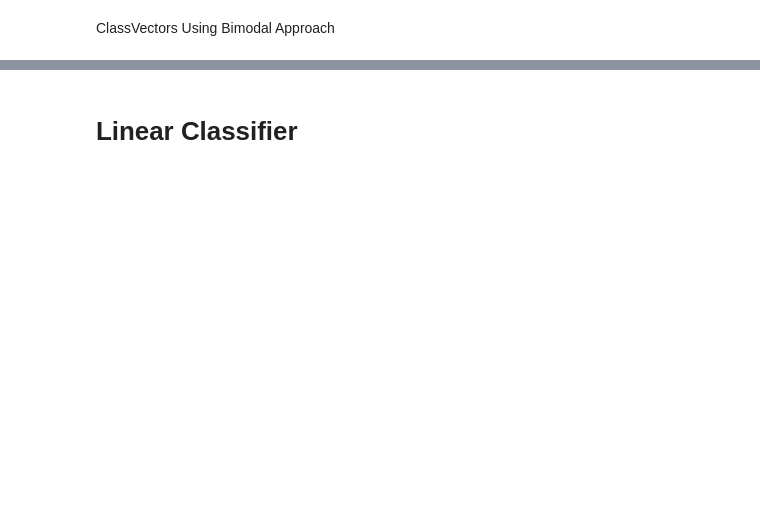
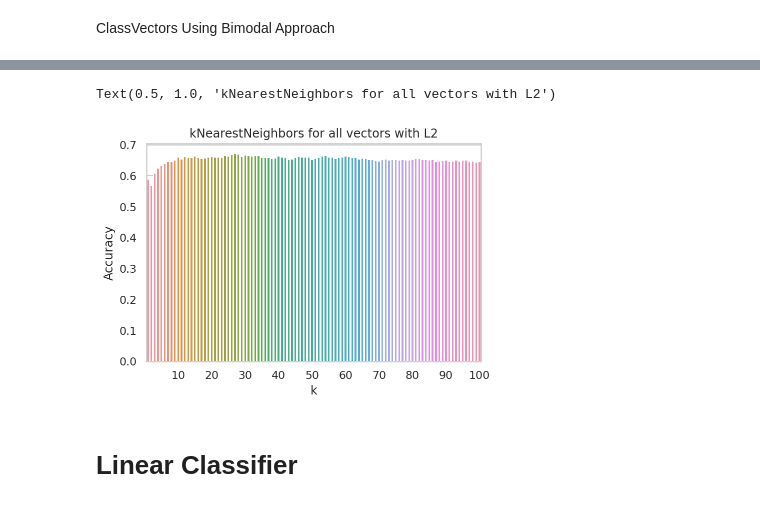
Before and after one commit to jerrychen109/CLIP-fewshot, a Jupyter notebook: Pipeline.ipynb, the cells around one changed output, grey strips where cells are left out. Drawn from its saved outputs; the diff is of its cells as text; code cells hidden in the pictures; blank space fills up the shorter version.

```diff
--- a/Pipeline.ipynb
+++ b/Pipeline.ipynb
@@ -606,7 +606,7 @@ ax2 = sns.barplot(x="k", y="Accuracy", data=df_KNN)
 # %%
 multRunsKNN2 = {}
 for k in tqdm(range(1, 101)):
-  multRunsKNN2[k] = classifyImagesWithKNN(vector, encoded_images[:1000], test_labels[:1000], k, k, 10, recalc=True)
+  multRunsKNN2[k] = revisedClassifyImagesWithKNN(vector, encoded_images[:1000], test_labels[:1000], k, k, 10, recalc=True)
 # %%
 dataKNN2 = np.array([(key, np.array(value[1])) for key, value in multRunsKNN2.items()], dtype=object)
 # %%
@@ -623,3 +625,22 @@ for i in range(len(xticks)):
+# %%
+multRunsKNN2 = {}
+for k in tqdm(range(1, 101)):
+  multRunsKNN2[k] = revisedClassifyImagesWithKNN(vector, encoded_images[:1000], test_labels[:1000], -1, k, 10, faiss.IndexFlatL2, recalc=True)
+# %%
+dataKNN2 = np.array([(key, np.array(value[1])) for key, value in multRunsKNN2.items()], dtype=object)
+# %%
+df_KNN2 = pd.DataFrame.from_records(np.array(dataKNN2), columns=['k', 'Accuracy'])
+df_KNN2 = df_KNN2.explode("Accuracy")
+# %%
+ax2 = sns.barplot(x="k", y="Accuracy", data=df_KNN2)
+xticks=ax2.xaxis.get_major_ticks()
+for i in range(len(xticks)):
+  if i%10!=9:
+      xticks[i].set_visible(False)
+ax2.set_title("kNearestNeighbors for all vectors with L2")
+# %% [output]
+Text(0.5, 1.0, 'kNearestNeighbors for all vectors with L2')
+[figure, added]
 # %% [markdown]
 # Linear Classifier
 # %%
```
Also changed, not shown: parts of 30 cells of this notebook.
